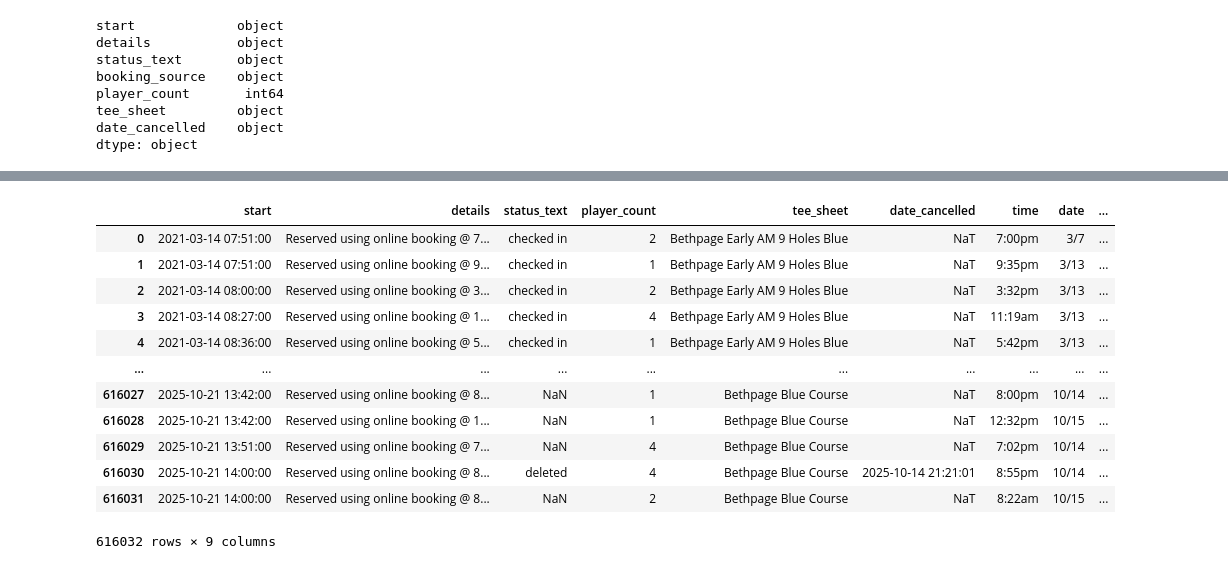
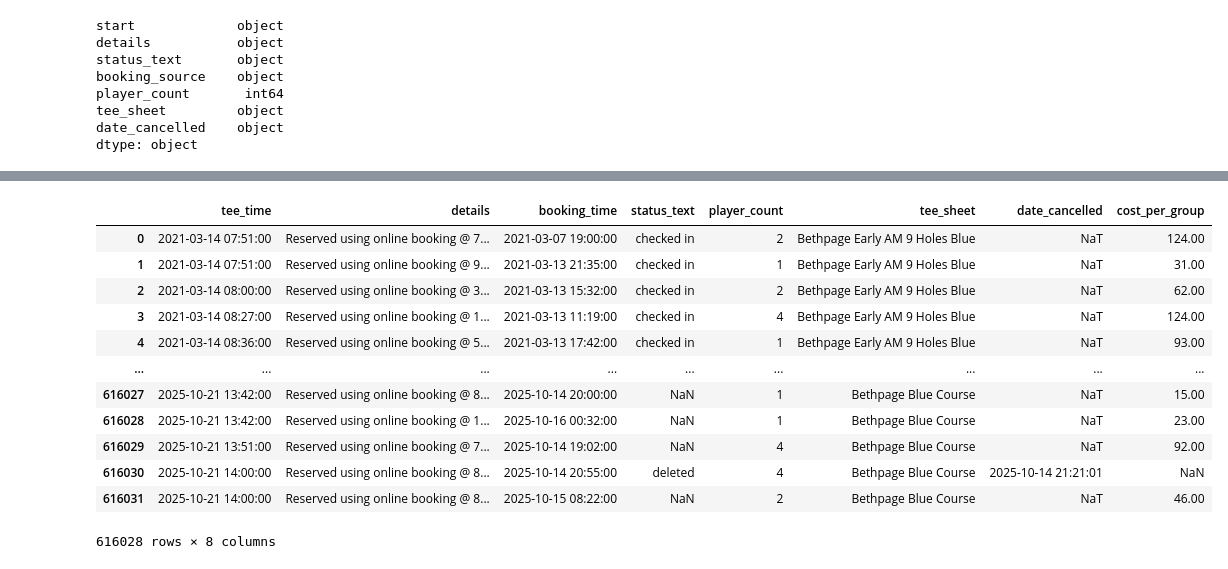
Before and after one commit to Dshaw630/bethpage-tee-time-analysis, a Jupyter notebook: notebooks/01_data_cleaning.ipynb, the cells around one changed output, grey strips where cells are left out. Saved outputs shown, nothing was run; the diff lists cells and outputs as text; code cells hidden in the pictures.

Commit message:
12212025 data cleaning

```diff
--- a/notebooks/01_data_cleaning.ipynb
+++ b/notebooks/01_data_cleaning.ipynb
@@ -70,8 +55,8 @@ tee_sheet         object
 date_cancelled    object
 dtype: object
 # %%
-#basic cleaning, convert start to datetime, drop booking_source (provides no meaningful input here)
+#basic cleaning, convert start to datetime, drop booking_source (provides no meaningful input here), rename start to tee_time for clarity
 master_df = master_raw.copy()
 master_df["start"] = pd.to_datetime(master_df["start"])
 master_df.drop(columns=["booking_source"],inplace=True)
-display(master_df)
+master_df.rename(columns={"start":"tee_time"},inplace=True)
@@ -92,19 +63,43 @@ display(master_df)
 # %%
-#clean time, date, and cost out of details using regex
-master_df[["time","date","cost_per_group"]] = master_df["details"].str.extract(r"@\s((?:\d{1,2}:\d{2})(?:am|pm|AM|PM|Am|Pm))\s(\d{1,2}\/\d{1,2})(?:.*?(\$\d+\.\d{2}))?")
-# pull year from start, adjust booking time to previous year if booking in dec and tee time in jand
+#clean time, date, and cost out of details using regex,drop any rows that extract time data to nan
+master_df[["book_hr","book_min","am_pm","book_month","book_day","cost_per_group"]] = master_df["details"].str.extract(r"@\s(\d{1,2}):(\d{2})(am|pm|AM|PM|Am|Pm)\s(\d{1,2})\/(\d{1,2})(?:.*?\$(\d+\.\d{2}))?")
+master_df.dropna(subset=["book_hr","book_min","am_pm","book_month","book_day"],inplace=True)
+master_df[["book_hr","book_min","book_month","book_day"]] = master_df[["book_hr","book_min","book_month","book_day"]].astype(int)
+#reformat book time to 24hr to enable cleaning
+master_df.loc[master_df["am_pm"] == "pm", "book_hr"] = master_df.loc[master_df["am_pm"] == "pm", "book_hr"]+12
+master_df.loc[(master_df["book_hr"] == 12) & (master_df["am_pm"] == "am"), "book_hr"] = 0
+# pull year from start, adjust booking time to previous year if booking in dec and tee time in jan
+master_df["book_yr"] = master_df["tee_time"].dt.year
+master_df.loc[(master_df["tee_time"].dt.month == 1)&(master_df["book_month"] == 12),"book_yr"] = master_df.loc[(master_df["tee_time"].dt.month == 1)&(master_df["book_month"] == 12),"book_yr"]-1
+#convert cleaned data to datetime
+master_df["booking_time"] = pd.to_datetime(
+    {
+        "year": master_df["book_yr"],
+        "month": master_df["book_month"],
+        "day": master_df["book_day"],
+        "hour": master_df["book_hr"],
+        "minute": master_df["book_min"],
+    },
+    errors="coerce",
+)
+# #drop helper date columns to clean up df, reorganize cols
+master_df.drop(columns=["book_hr","book_min","am_pm","book_month","book_day", "book_yr"],inplace=True)
+master_df = master_df[['tee_time', 'details', 'booking_time', 'status_text', 'player_count', 'tee_sheet',
+       'date_cancelled', 'cost_per_group']]
+
+
 display(master_df)
 # %% [output]
-|  | start | details | status_text | player_count | tee_sheet | date_cancelled | time | date | ... |
-| 0 | 2021-03-14 07:51:00 | Reserved using online booking @ 7... | checked in | 2 | Bethpage Early AM 9 Holes Blue | NaT | 7:00pm | 3/7 | ... |
-| 1 | 2021-03-14 07:51:00 | Reserved using online booking @ 9... | checked in | 1 | Bethpage Early AM 9 Holes Blue | NaT | 9:35pm | 3/13 | ... |
-| 2 | 2021-03-14 08:00:00 | Reserved using online booking @ 3... | checked in | 2 | Bethpage Early AM 9 Holes Blue | NaT | 3:32pm | 3/13 | ... |
-| 3 | 2021-03-14 08:27:00 | Reserved using online booking @ 1... | checked in | 4 | Bethpage Early AM 9 Holes Blue | NaT | 11:19am | 3/13 | ... |
-| 4 | 2021-03-14 08:36:00 | Reserved using online booking @ 5... | checked in | 1 | Bethpage Early AM 9 Holes Blue | NaT | 5:42pm | 3/13 | ... |
-| ... | ... | ... | ... | ... | ... | ... | ... | ... | ... |
-| 616027 | 2025-10-21 13:42:00 | Reserved using online booking @ 8... | NaN | 1 | Bethpage Blue Course | NaT | 8:00pm | 10/14 | ... |
-| 616028 | 2025-10-21 13:42:00 | Reserved using online booking @ 1... | NaN | 1 | Bethpage Blue Course | NaT | 12:32pm | 10/15 | ... |
-| 616029 | 2025-10-21 13:51:00 | Reserved using online booking @ 7... | NaN | 4 | Bethpage Blue Course | NaT | 7:02pm | 10/14 | ... |
-| 616030 | 2025-10-21 14:00:00 | Reserved using online booking @ 8... | deleted | 4 | Bethpage Blue Course | 2025-10-14 21:21:01 | 8:55pm | 10/14 | ... |
-| 616031 | 2025-10-21 14:00:00 | Reserved using online booking @ 8... | NaN | 2 | Bethpage Blue Course | NaT | 8:22am | 10/15 | ... |
+|  | tee_time | details | booking_time | status_text | player_count | tee_sheet | date_cancelled | cost_per_group |
+| 0 | 2021-03-14 07:51:00 | Reserved using online booking @ 7... | 2021-03-07 19:00:00 | checked in | 2 | Bethpage Early AM 9 Holes Blue | NaT | 124.00 |
+| 1 | 2021-03-14 07:51:00 | Reserved using online booking @ 9... | 2021-03-13 21:35:00 | checked in | 1 | Bethpage Early AM 9 Holes Blue | NaT | 31.00 |
+| 2 | 2021-03-14 08:00:00 | Reserved using online booking @ 3... | 2021-03-13 15:32:00 | checked in | 2 | Bethpage Early AM 9 Holes Blue | NaT | 62.00 |
+| 3 | 2021-03-14 08:27:00 | Reserved using online booking @ 1... | 2021-03-13 11:19:00 | checked in | 4 | Bethpage Early AM 9 Holes Blue | NaT | 124.00 |
+| 4 | 2021-03-14 08:36:00 | Reserved using online booking @ 5... | 2021-03-13 17:42:00 | checked in | 1 | Bethpage Early AM 9 Holes Blue | NaT | 93.00 |
+| ... | ... | ... | ... | ... | ... | ... | ... | ... |
+| 616027 | 2025-10-21 13:42:00 | Reserved using online booking @ 8... | 2025-10-14 20:00:00 | NaN | 1 | Bethpage Blue Course | NaT | 15.00 |
+| 616028 | 2025-10-21 13:42:00 | Reserved using online booking @ 1... | 2025-10-16 00:32:00 | NaN | 1 | Bethpage Blue Course | NaT | 23.00 |
+| 616029 | 2025-10-21 13:51:00 | Reserved using online booking @ 7... | 2025-10-14 19:02:00 | NaN | 4 | Bethpage Blue Course | NaT | 92.00 |
+| 616030 | 2025-10-21 14:00:00 | Reserved using online booking @ 8... | 2025-10-14 20:55:00 | deleted | 4 | Bethpage Blue Course | 2025-10-14 21:21:01 | NaN |
+| 616031 | 2025-10-21 14:00:00 | Reserved using online booking @ 8... | 2025-10-15 08:22:00 | NaN | 2 | Bethpage Blue Course | NaT | 46.00 |
-616032 rows × 9 columns
+616028 rows × 8 columns
```
Also changed, not shown: parts of 3 cells of this notebook, 1 other file.
